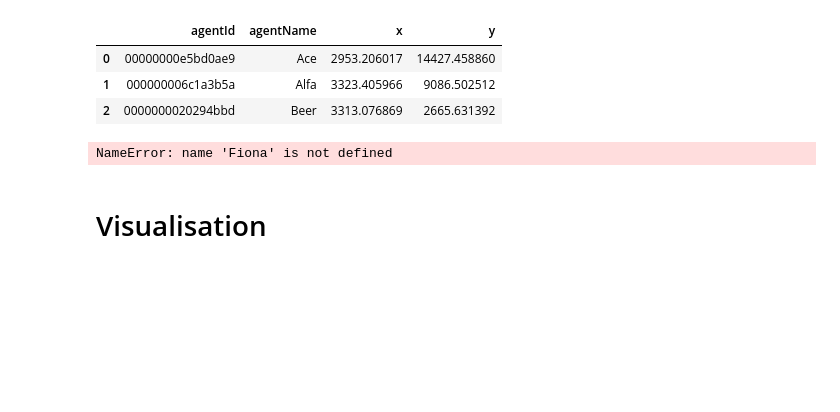
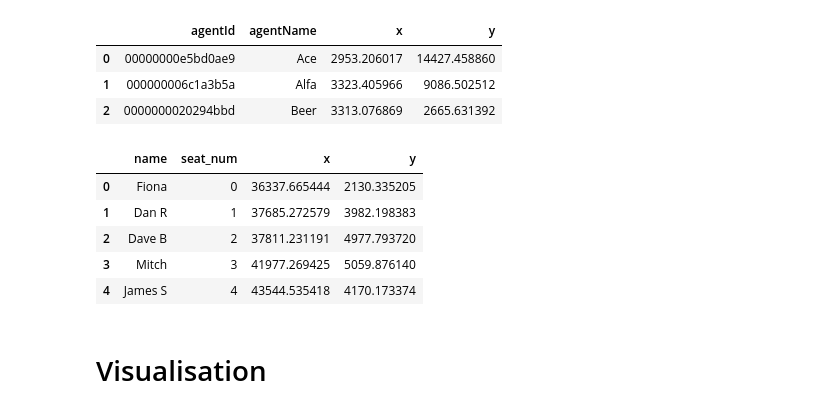
Before and after one commit to notionparallax/sensicorn, a Jupyter notebook: initialDataAnalysis/BVN infrastructure and layout.ipynb, the cells around one changed output. Drawn from its saved outputs; the diff is of its cells as text; code cells hidden in the pictures; blank space fills up the shorter version.

```diff
--- a/initialDataAnalysis/BVN infrastructure and layout.ipynb
+++ b/initialDataAnalysis/BVN infrastructure and layout.ipynb
@@ -133,15 +134,24 @@ baseStationData.head(3)
 # %%
 def read_seating_plan(file_name):
     f = open(file_name, 'r')
     verts = f.readlines()
     f.close()
     edges = [eval(v) for v in verts]
     return edges
 
-seats = read_seating_plan("infrastructure/names.xy")
-seats
+seats = pd.DataFrame( read_seating_plan("infrastructure/names.xy"))
+seats["x"] = seats.apply(lambda x: x.point[0], axis=1)
+seats["y"] = seats.apply(lambda x: x.point[1], axis=1)
+seats.drop('point', axis=1, inplace=True)
+# seats.columns = [u'person_name', u'seat_num', u'x', u'y']
+seats.head()
 # %% [output]
-NameError: name 'Fiona' is not defined
+|  | name | seat_num | x | y |
+| 0 | Fiona | 0 | 36337.665444 | 2130.335205 |
+| 1 | Dan R | 1 | 37685.272579 | 3982.198383 |
+| 2 | Dave B | 2 | 37811.231191 | 4977.793720 |
+| 3 | Mitch | 3 | 41977.269425 | 5059.876140 |
+| 4 | James S | 4 | 43544.535418 | 4170.173374 |
 # %% [markdown]
 # Visualisation
 # %%
```
Also changed, not shown: parts of 3 cells of this notebook.
